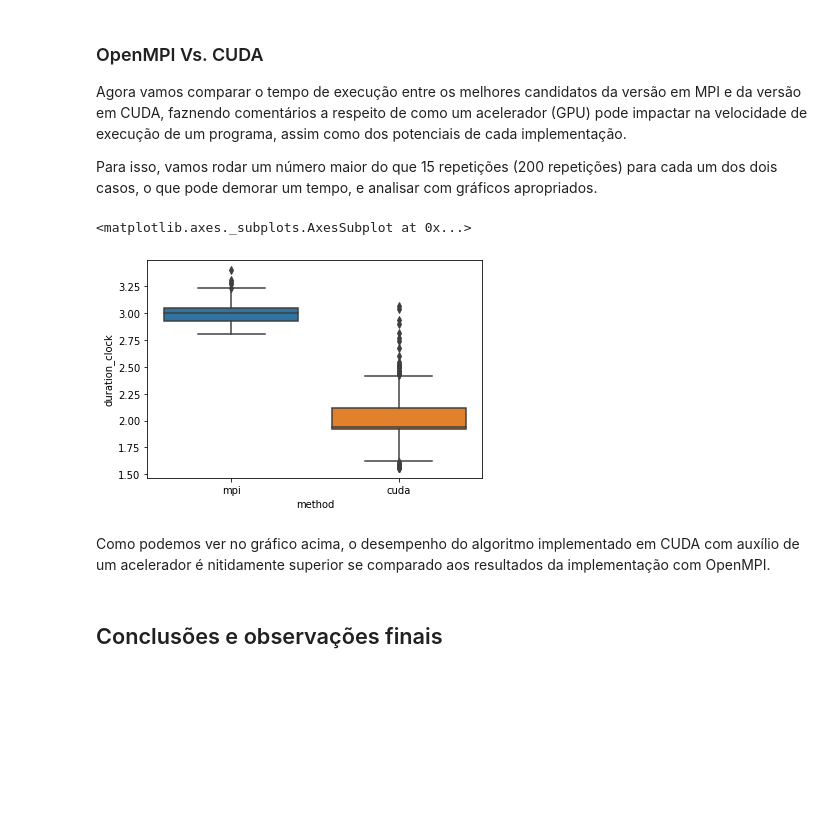
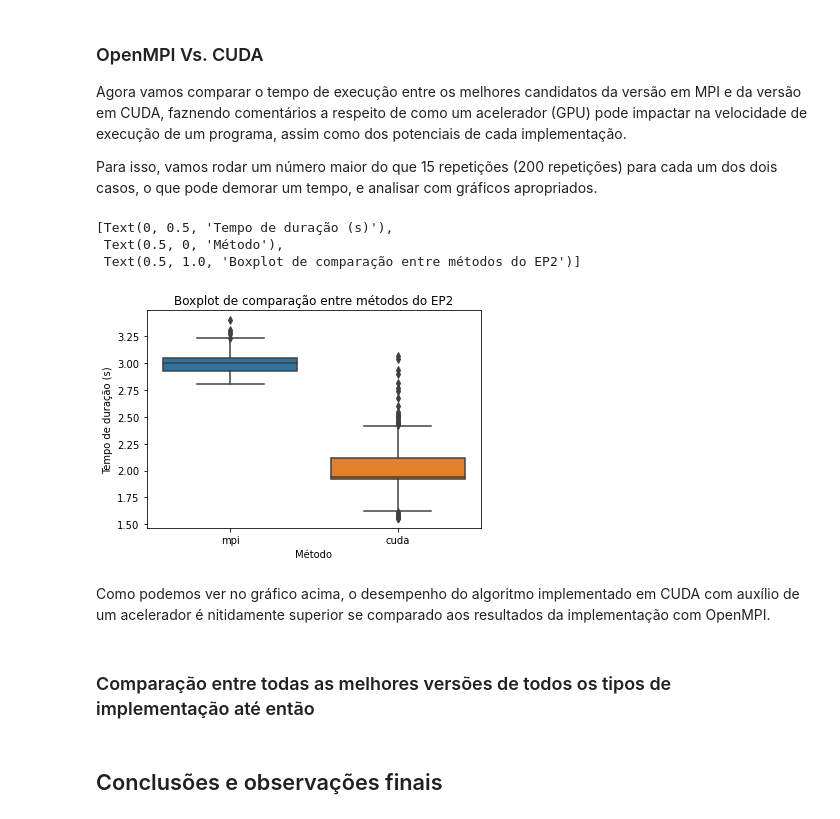
Before and after one commit to martinoni/parallel-ep2, a Jupyter notebook: ep2/src/Report.ipynb, the cells around one changed output. Saved outputs shown, nothing was run; the diff lists cells and outputs as text; code cells hidden in the pictures; blank space fills up the shorter version.

```diff
--- a/ep2/src/Report.ipynb
+++ b/ep2/src/Report.ipynb
@@ -371,12 +426,18 @@ repetitions = 200
 # %%
 brute_bests = pd.read_csv('testes_brutos_melhores.csv')
 # %%
-seaborn.boxplot(x=brute_bests['method'], y=brute_bests['duration_clock'].astype('float'))
+seaborn.boxplot(x=brute_bests['method'], y=brute_bests['duration_mono'].astype('float')
+               ).set(xlabel='Método', ylabel='Tempo de duração (s)',
+                    title='Boxplot de comparação entre métodos do EP2')
 # %% [output]
-<matplotlib.axes._subplots.AxesSubplot at 0x...>
+[Text(0, 0.5, 'Tempo de duração (s)'),
+ Text(0.5, 0, 'Método'),
+ Text(0.5, 1.0, 'Boxplot de comparação entre métodos do EP2')]
-[figure, old version]
+[figure, new version]
 # %% [markdown]
 Como podemos ver no gráfico acima, o desempenho do algoritmo implementado em CUDA com auxílio de um acelerador é nitidamente superior se comparado aos resultados da implementação com OpenMPI.
+# %% [markdown]
+### Comparação entre todas as melhores versões de todos os tipos de implementação até então
 # %% [markdown]
 ## Conclusões e observações finais
 # %% [markdown]
```
Also changed, not shown: parts of 27 cells of this notebook, 8 other files.
